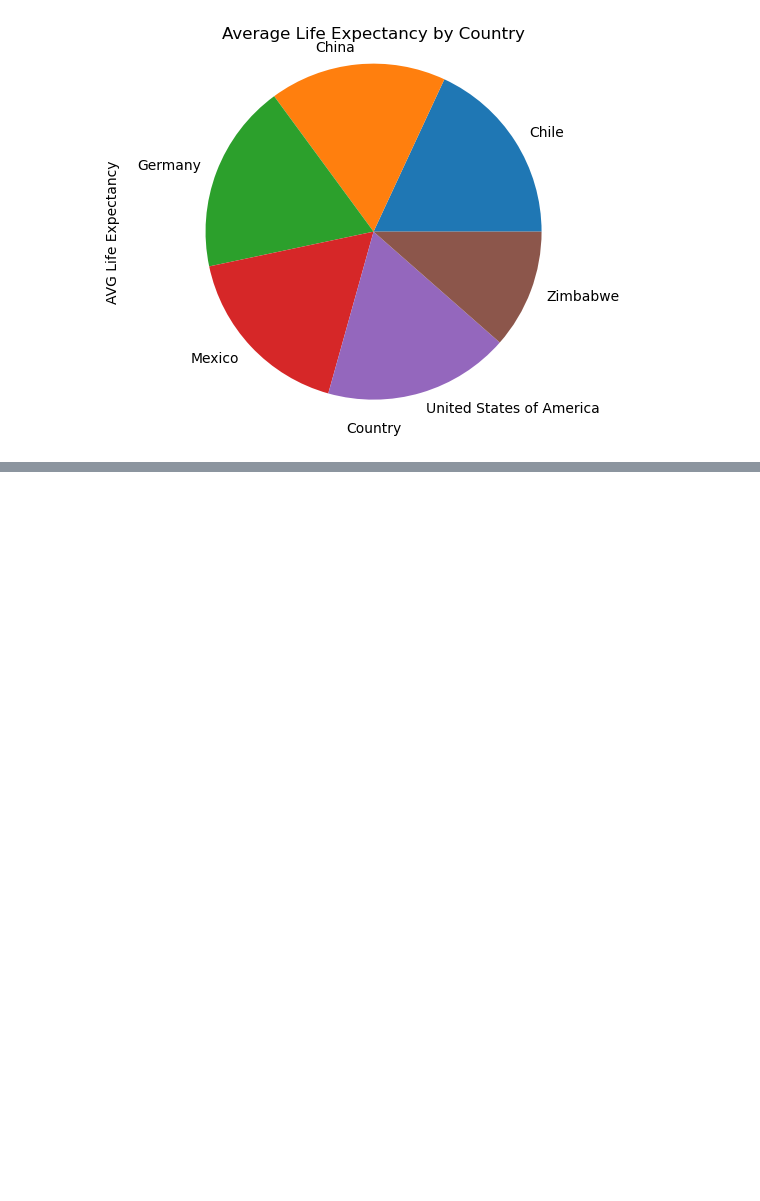
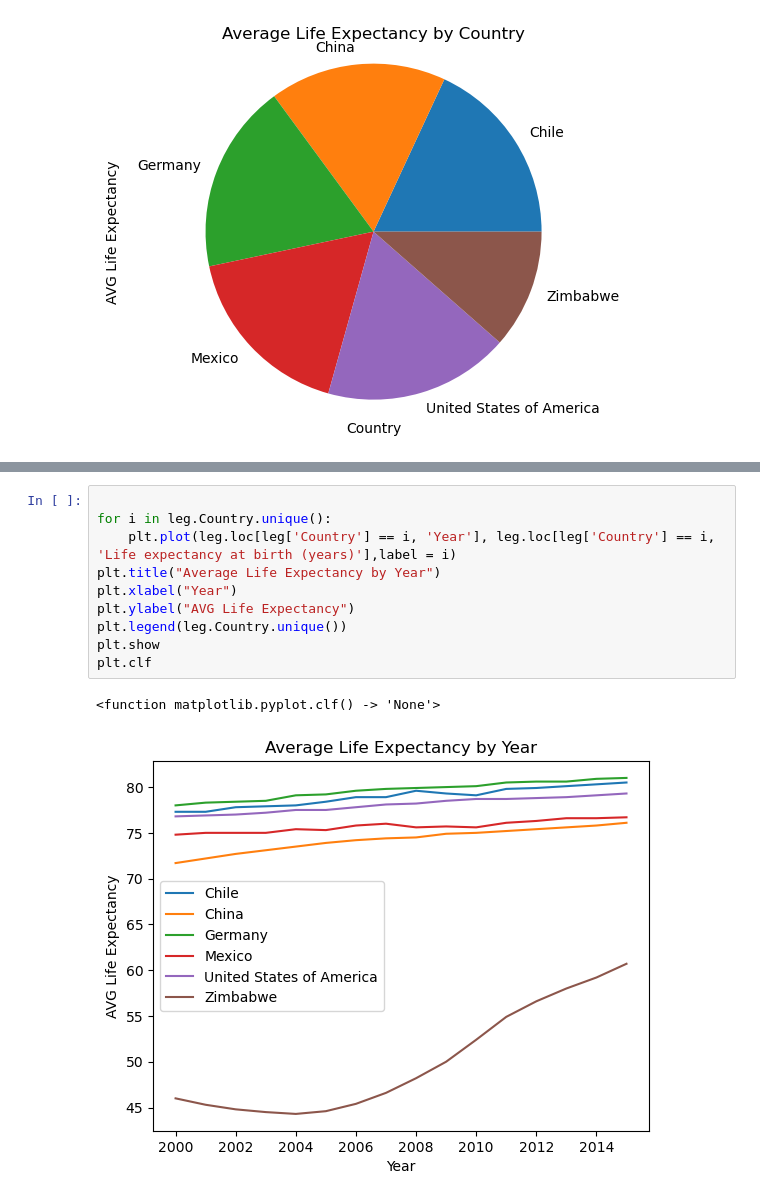
Before and after one commit to Bobbydra/Codecademy-Projects, a Jupyter notebook: Life-Expectancy-and-GDP-Starter/Life-Expectancy-and-GDP-Starter/life_expectancy_gdp.ipynb, the cells around one changed output, grey strips where cells are left out. Cells and saved outputs as stored; diff of their text form; blank space fills up the shorter version.

```diff
--- a/Life-Expectancy-and-GDP-Starter/Life-Expectancy-and-GDP-Starter/life_expectancy_gdp.ipynb
+++ b/Life-Expectancy-and-GDP-Starter/Life-Expectancy-and-GDP-Starter/life_expectancy_gdp.ipynb
@@ -94,0 +82,13 @@ Name: Life expectancy at birth (years), dtype: float64
+# %%
+
+for i in leg.Country.unique():
+    plt.plot(leg.loc[leg['Country'] == i, 'Year'], leg.loc[leg['Country'] == i, 'Life expectancy at birth (years)'],label = i)
+plt.title("Average Life Expectancy by Year")
+plt.xlabel("Year")
+plt.ylabel("AVG Life Expectancy")
+plt.legend(leg.Country.unique())
+plt.show
+plt.clf
+# %% [output]
+<function matplotlib.pyplot.clf() -> 'None'>
+[figure, added]
```
Also changed, not shown: parts of 2 cells of this notebook.
